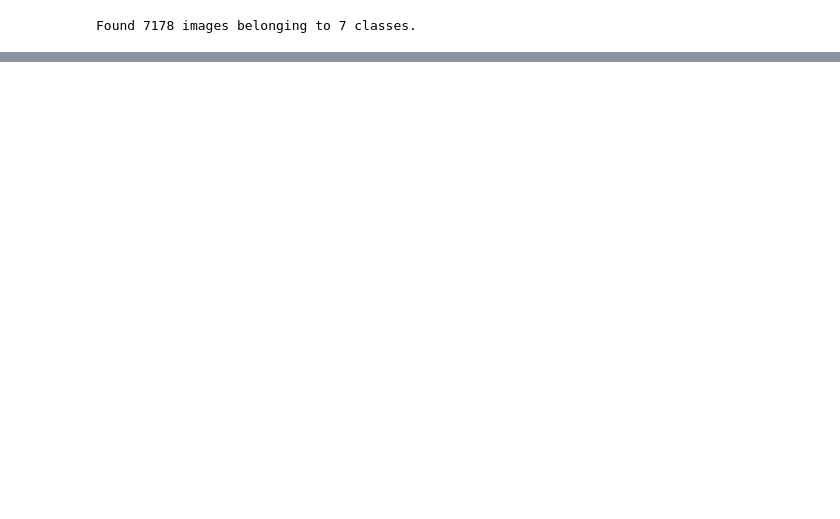
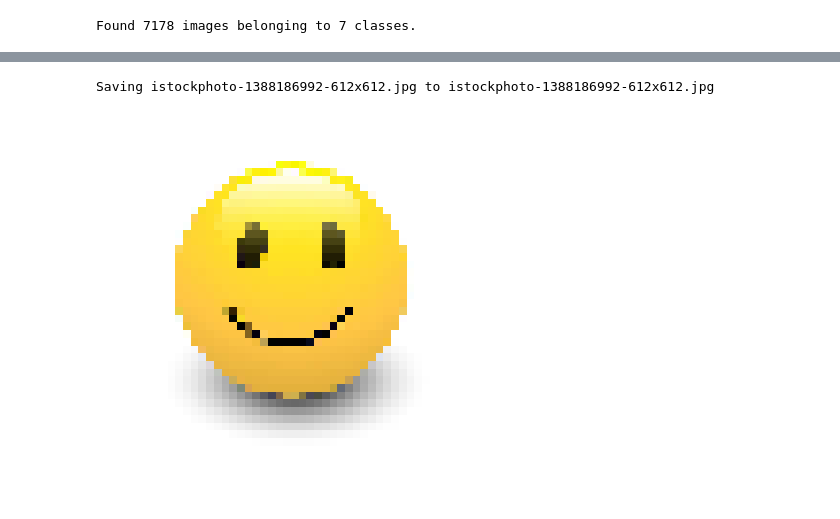
Before and after one commit to Carapet07/Data-Science-projects, a Jupyter notebook: Facial_Emotion_Recognition.ipynb, the cells around one changed output, grey strips where cells are left out. Saved outputs shown, nothing was run; the diff lists cells and outputs as text; code cells hidden in the pictures; blank space fills up the shorter version.

```diff
--- a/Facial_Emotion_Recognition.ipynb
+++ b/Facial_Emotion_Recognition.ipynb
@@ -308,0 +307,34 @@ plt.show()
+# %%
+import numpy as np
+import matplotlib.pyplot as plt
+from tensorflow.keras.utils import load_img, img_to_array
+from google.colab import files
+
+# Upload the image
+uploaded = files.upload()  # This opens a widget to upload your image
+
+# Assuming only one image is uploaded
+image_path = list(uploaded.keys())[0]
+
+# Load the image and display it
+img = load_img(image_path, target_size=(48, 48))  # Resize to match your input shape
+plt.imshow(img)
+plt.axis('off')
+plt.show()
+
+# Preprocess the image
+img_array = img_to_array(img)  # Convert the image to a NumPy array
+img_array = img_array / 255.0  # Normalize the pixel values to [0, 1]
+img_array = np.expand_dims(img_array, axis=0)  # Add batch dimension
+
+# Make predictions
+predictions = model.predict(img_array)
+predicted_class = np.argmax(predictions)  # Get the class with the highest probability
+
+# Map the predicted class to an emotion
+class_labels = ['Angry', 'Disgust', 'Fear', 'Happy', 'Sad', 'Surprise', 'Neutral']  # Adjust based on your dataset
+predicted_emotion = class_labels[predicted_class]
+
+# Display the result
+print(f"Predicted Emotion: {predicted_emotion}")
+# %% [output]
@@ -308,0 +342,2 @@ plt.show()
+Saving istockphoto-1388186992-612x612.jpg to istockphoto-1388186992-612x612.jpg
+[figure, added]
```
Also changed, not shown: parts of 16 cells of this notebook.
